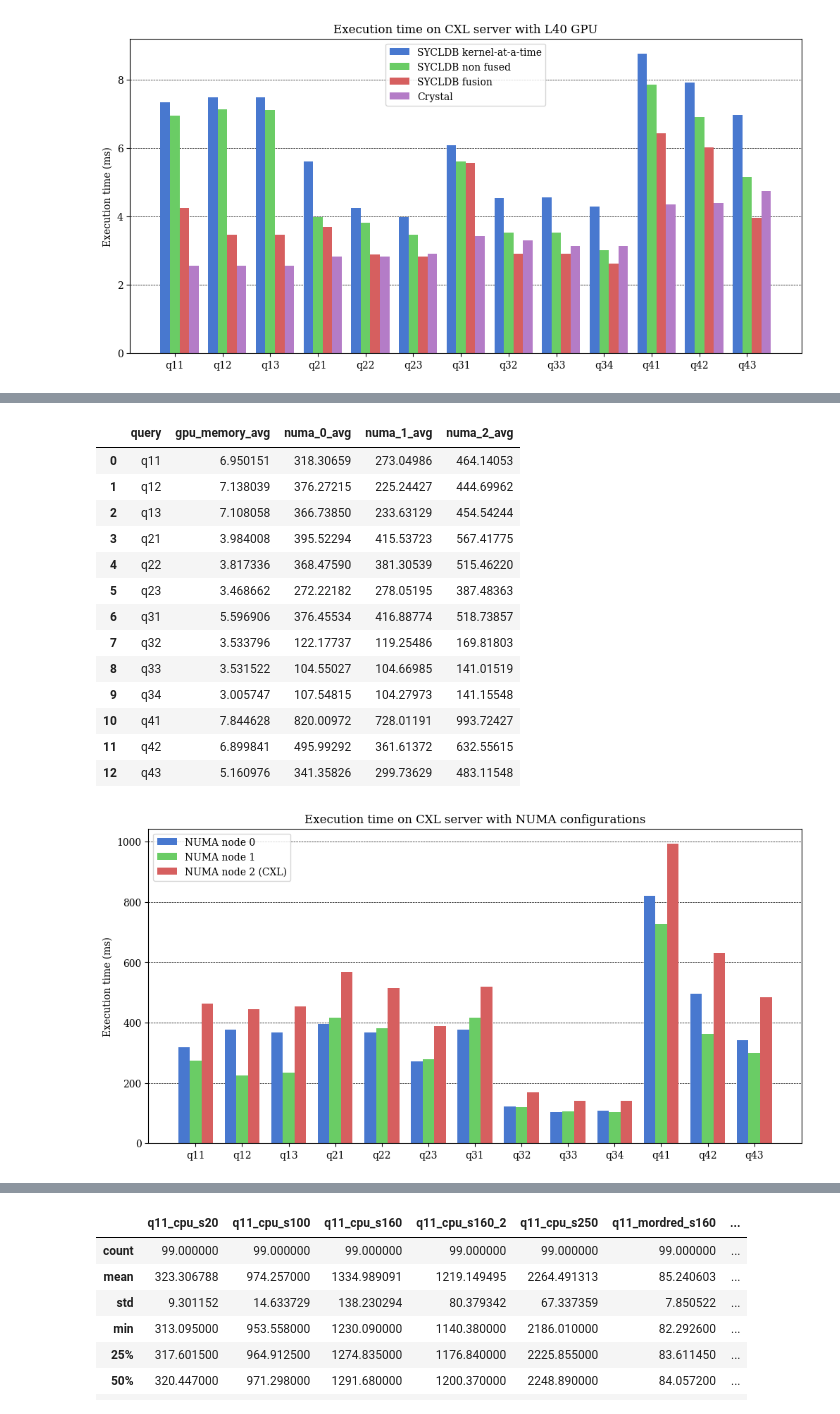
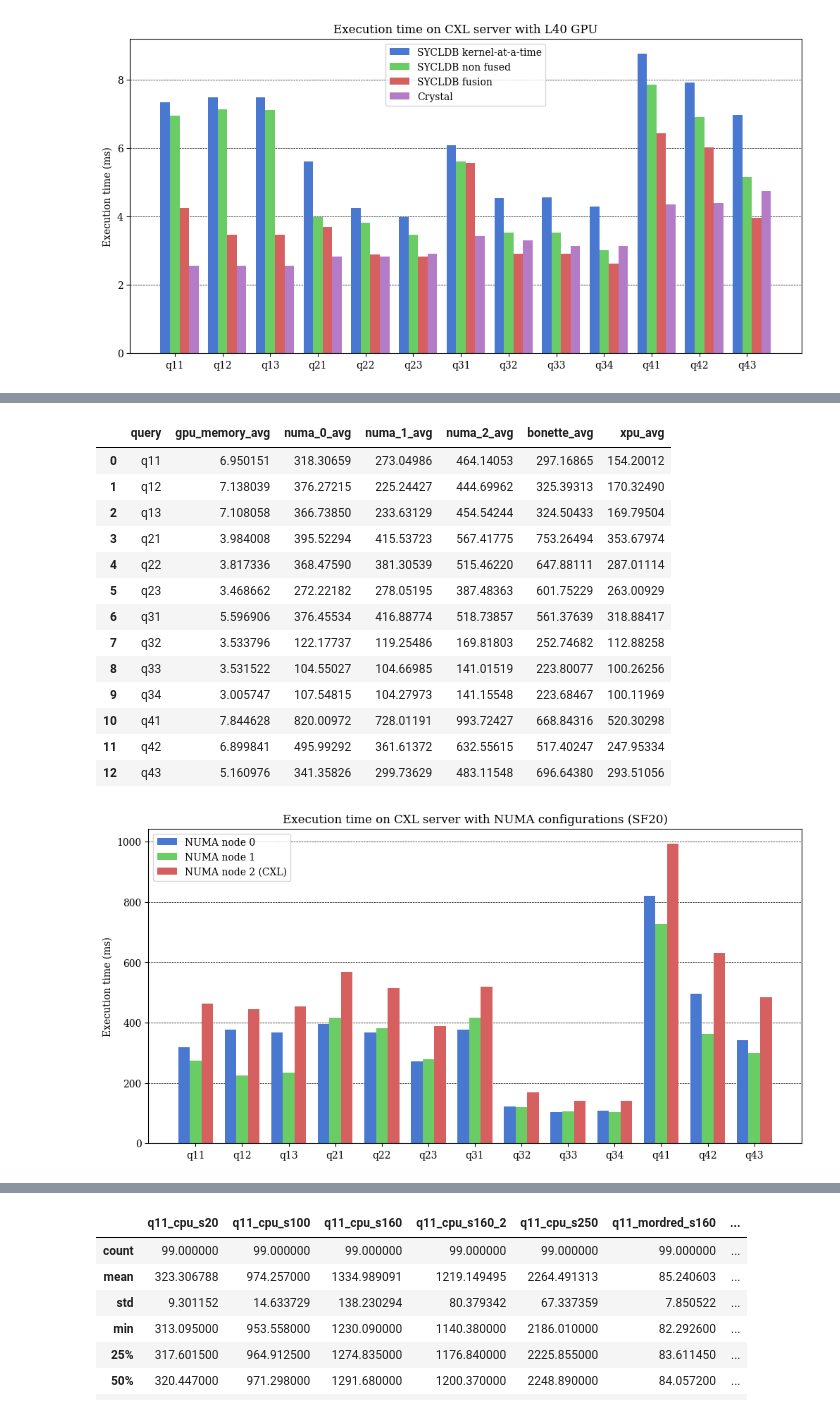
Before and after one commit to Maestro-Zacht/sycldb-calcite-executor, a Jupyter notebook: performances/perf.ipynb, the cells around one changed output, grey strips where cells are left out. Drawn from its saved outputs; the diff is of its cells as text; code cells hidden in the pictures.

Commit message:
added host performances for xpu

```diff
--- a/performances/perf.ipynb
+++ b/performances/perf.ipynb
@@ -283,45 +291,53 @@ numa_results.describe()
 # %%
-comparison_numa = []
+comparison_host = []
 
 for q in queries:
-    gpu_memory_avg = numa_results[f'{q}_gpu_memory'].mean()
-    numa_0_avg = numa_results[f'{q}_numa_0'].mean()
-    numa_1_avg = numa_results[f'{q}_numa_1'].mean()
-    numa_2_avg = numa_results[f'{q}_numa_2'].mean()
+    gpu_memory_avg = host_results[f'{q}_gpu_memory'].mean()
+    numa_0_avg = host_results[f'{q}_numa_0'].mean()
+    numa_1_avg = host_results[f'{q}_numa_1'].mean()
+    numa_2_avg = host_results[f'{q}_numa_2'].mean()
 
-    comparison_numa.append({
+    bonette_avg = host_results[f'{q}_bonette'].mean()
+
+    xpu_avg = host_results[f'{q}_xpu'].mean()
+
+    comparison_host.append({
         'query': q,
         'gpu_memory_avg': gpu_memory_avg,
         'numa_0_avg': numa_0_avg,
         'numa_1_avg': numa_1_avg,
         'numa_2_avg': numa_2_avg,
+
+        'bonette_avg': bonette_avg,
+
+        'xpu_avg': xpu_avg,
     })
 
-comparison_numa = pd.DataFrame(comparison_numa)
-comparison_numa
+comparison_host = pd.DataFrame(comparison_host)
+comparison_host
 # %% [output]
-|  | query | gpu_memory_avg | numa_0_avg | numa_1_avg | numa_2_avg |
-| 0 | q11 | 6.950151 | 318.30659 | 273.04986 | 464.14053 |
-| 1 | q12 | 7.138039 | 376.27215 | 225.24427 | 444.69962 |
-| 2 | q13 | 7.108058 | 366.73850 | 233.63129 | 454.54244 |
-| 3 | q21 | 3.984008 | 395.52294 | 415.53723 | 567.41775 |
-| 4 | q22 | 3.817336 | 368.47590 | 381.30539 | 515.46220 |
-| 5 | q23 | 3.468662 | 272.22182 | 278.05195 | 387.48363 |
-| 6 | q31 | 5.596906 | 376.45534 | 416.88774 | 518.73857 |
-| 7 | q32 | 3.533796 | 122.17737 | 119.25486 | 169.81803 |
-| 8 | q33 | 3.531522 | 104.55027 | 104.66985 | 141.01519 |
-| 9 | q34 | 3.005747 | 107.54815 | 104.27973 | 141.15548 |
-| 10 | q41 | 7.844628 | 820.00972 | 728.01191 | 993.72427 |
-| 11 | q42 | 6.899841 | 495.99292 | 361.61372 | 632.55615 |
-| 12 | q43 | 5.160976 | 341.35826 | 299.73629 | 483.11548 |
+|  | query | gpu_memory_avg | numa_0_avg | numa_1_avg | numa_2_avg | bonette_avg | xpu_avg |
+| 0 | q11 | 6.950151 | 318.30659 | 273.04986 | 464.14053 | 297.16865 | 154.20012 |
+| 1 | q12 | 7.138039 | 376.27215 | 225.24427 | 444.69962 | 325.39313 | 170.32490 |
+| 2 | q13 | 7.108058 | 366.73850 | 233.63129 | 454.54244 | 324.50433 | 169.79504 |
+| 3 | q21 | 3.984008 | 395.52294 | 415.53723 | 567.41775 | 753.26494 | 353.67974 |
+| 4 | q22 | 3.817336 | 368.47590 | 381.30539 | 515.46220 | 647.88111 | 287.01114 |
+| 5 | q23 | 3.468662 | 272.22182 | 278.05195 | 387.48363 | 601.75229 | 263.00929 |
+| 6 | q31 | 5.596906 | 376.45534 | 416.88774 | 518.73857 | 561.37639 | 318.88417 |
+| 7 | q32 | 3.533796 | 122.17737 | 119.25486 | 169.81803 | 252.74682 | 112.88258 |
+| 8 | q33 | 3.531522 | 104.55027 | 104.66985 | 141.01519 | 223.80077 | 100.26256 |
+| 9 | q34 | 3.005747 | 107.54815 | 104.27973 | 141.15548 | 223.68467 | 100.11969 |
+| 10 | q41 | 7.844628 | 820.00972 | 728.01191 | 993.72427 | 668.84316 | 520.30298 |
+| 11 | q42 | 6.899841 | 495.99292 | 361.61372 | 632.55615 | 517.40247 | 247.95334 |
+| 12 | q43 | 5.160976 | 341.35826 | 299.73629 | 483.11548 | 696.64380 | 293.51056 |
 # %%
 labels_mapping = {
     # 'gpu_memory_avg': 'SYCLDB GPU',
     'numa_0_avg': 'NUMA node 0',
     'numa_1_avg': 'NUMA node 1',
     'numa_2_avg': 'NUMA node 2 (CXL)',
 }
 
-plot_data(comparison_numa, labels_mapping, title='Execution time on CXL server with NUMA configurations')
+plot_data(comparison_host, labels_mapping, title='Execution time on CXL server with NUMA configurations (SF20)')
 # %% [output]
-[figure, old version]
+[figure, new version]
```
Also changed, not shown: parts of 2 cells of this notebook, 13 other files.
